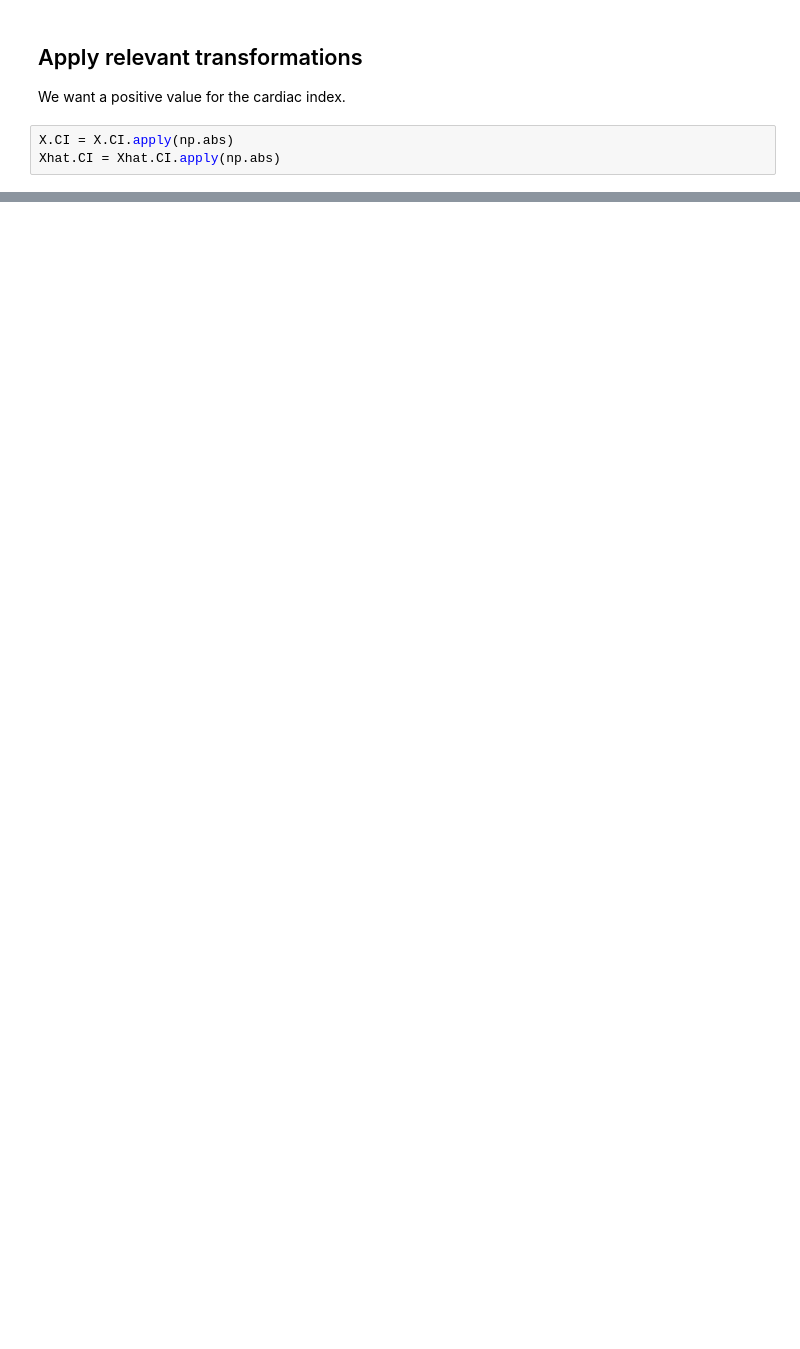
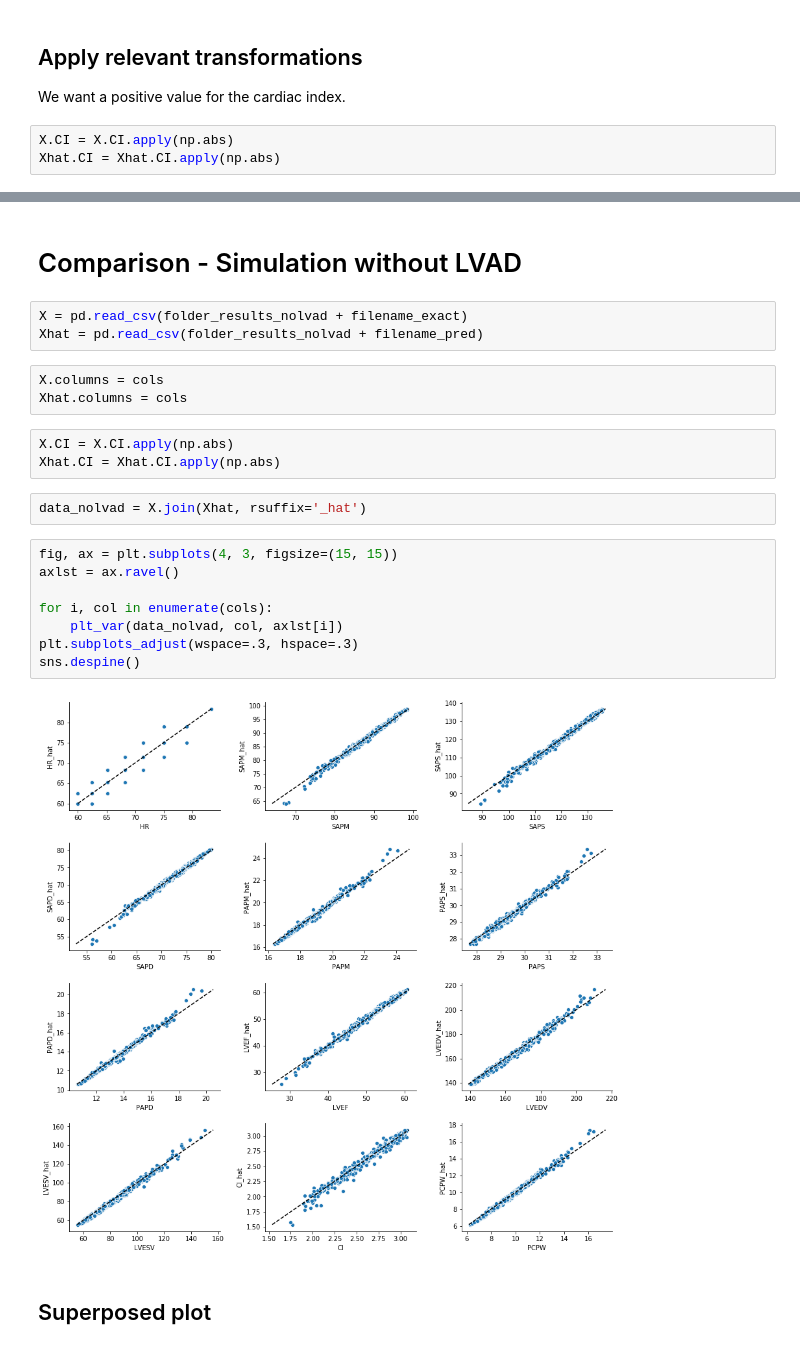
Before and after one commit to matthiaszeller/VAD-0D-DNN, a Jupyter notebook: notebooks/N7-Results-report.ipynb, the cells around one changed output, grey strips where cells are left out. Saved outputs shown, nothing was run; the diff lists cells and outputs as text; blank space fills up the shorter version.

```diff
--- a/notebooks/N7-Results-report.ipynb
+++ b/notebooks/N7-Results-report.ipynb
@@ -141,0 +168,25 @@ plt.subplots_adjust(wspace=.3, hspace=.3)
+# %% [markdown]
+# Comparison - Simulation without LVAD
+# %%
+X = pd.read_csv(folder_results_nolvad + filename_exact)
+Xhat = pd.read_csv(folder_results_nolvad + filename_pred)
+# %%
+X.columns = cols
+Xhat.columns = cols
+# %%
+X.CI = X.CI.apply(np.abs)
+Xhat.CI = Xhat.CI.apply(np.abs)
+# %%
+data_nolvad = X.join(Xhat, rsuffix='_hat')
+# %%
+fig, ax = plt.subplots(4, 3, figsize=(15, 15))
+axlst = ax.ravel()
+
+for i, col in enumerate(cols):
+    plt_var(data_nolvad, col, axlst[i])
+plt.subplots_adjust(wspace=.3, hspace=.3)
+sns.despine()
+# %% [output]
+[figure, added]
+# %% [markdown]
+## Superposed plot
```
Also changed, not shown: parts of 39 cells of this notebook, 5 other files.
